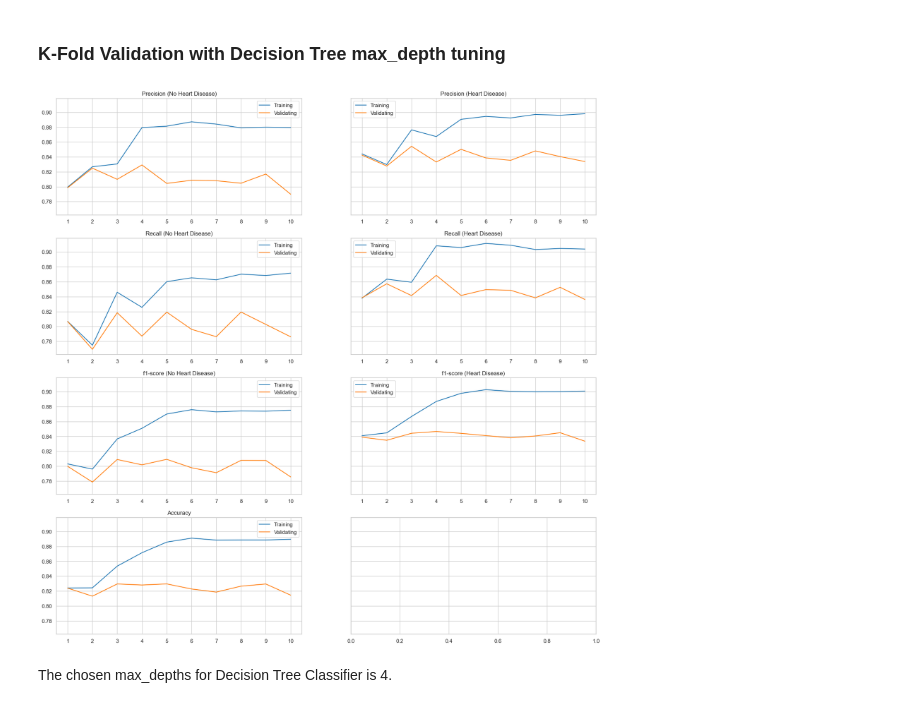
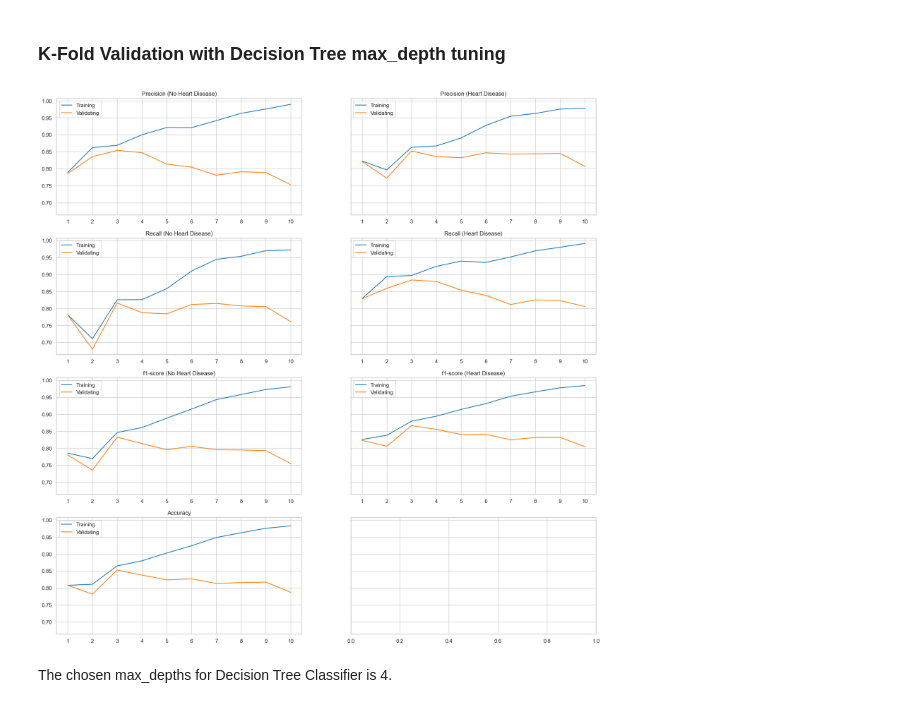
Before and after one commit to davednguyen/CPSC5305_Team_DataGeeks, a Jupyter notebook: HeartDiseaseDiagnoses.ipynb, the cells around one changed output. Saved outputs shown, nothing was run; the diff lists cells and outputs as text; code cells hidden in the pictures.

```diff
--- a/HeartDiseaseDiagnoses.ipynb
+++ b/HeartDiseaseDiagnoses.ipynb
@@ -771,10 +900,8 @@ kf = KFold(n_splits=k, random_state=None, shuffle=True) # Define the split - int
 header = ['Set', 'Parameter', 'Value', 'Accuracy', 'Precision (No)', 'Precision (Yes)', 'Recall (No)', 'Recall (Yes)', 'f1-score (No)', 'f1-score (Yes)']
 
 decision_tree = pd.DataFrame(columns=header)
-
-for i in range (1,11):
-    dt_clf = DecisionTreeClassifier(criterion='entropy', max_depth = i, min_samples_leaf = 8,
-                            random_state = 0)
+for i in range(1,11):
+    dt_clf = DecisionTreeClassifier(max_depth=i)
 
     # validating set variables
     accuracy_val = 0
@@ -873,82 +1000,36 @@ for i in range (1,11):
         no_precision_val += result_metrics_val_dict['No Heart Disease']['precision']
         yes_precision_val += result_metrics_val_dict['Heart Disease']['precision']
 
         no_recall_val += result_metrics_val_dict['No Heart Disease']['recall']
         yes_recall_val += result_metrics_val_dict['Heart Disease']['recall']
 
         no_f1_val += result_metrics_val_dict['No Heart Disease']['f1-score']
         yes_f1_val += result_metrics_val_dict['Heart Disease']['f1-score']
 
         # mac_avg_precision_val += result_metrics_val_dict['macro avg']['precision']
         # mac_avg_recall_val += result_metrics_val_dict['macro avg']['recall']
         # mac_avg_f1_val += result_metrics_val_dict['macro avg']['f1-score']
         #
         # w_avg_precision_val += result_metrics_val_dict['weighted avg']['precision']
         # w_avg_recall_val += result_metrics_val_dict['weighted avg']['recall']
         # w_avg_f1_val += result_metrics_val_dict['weighted avg']['f1-score']
 
     # Obtain list and append to the DataFrame decision_tree for each iteration for i
     data_tra = ['Training', 'max_depth', int(i), accuracy_tra/k, no_precision_tra/k, yes_precision_tra/k, no_recall_tra/k, yes_recall_tra/k, no_f1_tra/k, yes_f1_tra/k]
     data_val = ['Validating', 'max_depth', int(i), accuracy_val/k, no_precision_val/k, yes_precision_val/k, no_recall_val/k, yes_recall_val/k, no_f1_val/k, yes_f1_val/k]
     decision_tree.loc[len(decision_tree)] = data_tra
     decision_tree.loc[len(decision_tree)] = data_val
 
 # sort the decision_tree DataFrame
 decision_tree.sort_values(by=['Set', 'Value'], inplace=True)
 
 # Export to .csv file
 decision_tree.to_csv('data/decision_tree.csv')
 
-dt_tra = decision_tree[decision_tree['Set']=='Training']
-dt_val = decision_tree[decision_tree['Set']=='Validating']
-
-fig, ax = plt.subplots(4,2, sharey='all', figsize=(20, 20))
-
-ax[0, 0].plot(dt_tra['Value'], dt_tra['Precision (No)'], label='Training')
-ax[0, 0].plot(dt_val['Value'], dt_val['Precision (No)'], label='Validating')
-ax[0, 0].legend()
-ax[0, 0].set_title('Precision (No Heart Disease)')
-ax[0, 0].xaxis.set_major_locator(MaxNLocator(integer=True))
-
-ax[0, 1].plot(dt_tra['Value'], dt_tra['Precision (Yes)'], label='Training')
-ax[0, 1].plot(dt_val['Value'], dt_val['Precision (Yes)'], label='Validating')
-ax[0, 1].legend()
-ax[0, 1].set_title('Precision (Heart Disease)')
-ax[0, 1].xaxis.set_major_locator(MaxNLocator(integer=True))
-
-ax[1, 0].plot(dt_tra['Value'], dt_tra['Recall (No)'], label='Training')
-ax[1, 0].plot(dt_val['Value'], dt_val['Recall (No)'], label='Validating')
-ax[1, 0].legend()
-ax[1, 0].set_title('Recall (No Heart Disease)')
-ax[1, 0].xaxis.set_major_locator(MaxNLocator(integer=True))
-
-ax[1, 1].plot(dt_tra['Value'], dt_tra['Recall (Yes)'], label='Training')
-ax[1, 1].plot(dt_val['Value'], dt_val['Recall (Yes)'], label='Validating')
-ax[1, 1].legend()
-ax[1, 1].set_title('Recall (Heart Disease)')
-ax[1, 1].xaxis.set_major_locator(MaxNLocator(integer=True))
-
-ax[2, 0].plot(dt_tra['Value'], dt_tra['f1-score (No)'], label='Training')
-ax[2, 0].plot(dt_val['Value'], dt_val['f1-score (No)'], label='Validating')
-ax[2, 0].legend()
-ax[2, 0].set_title('f1-score (No Heart Disease)')
-ax[2, 0].xaxis.set_major_locator(MaxNLocator(integer=True))
-
-ax[2, 1].plot(dt_tra['Value'], dt_tra['f1-score (Yes)'], label='Training')
-ax[2, 1].plot(dt_val['Value'], dt_val['f1-score (Yes)'], label='Validating')
-ax[2, 1].legend()
-ax[2, 1].set_title('f1-score (Heart Disease)')
-ax[2, 1].xaxis.set_major_locator(MaxNLocator(integer=True))
-
-ax[3, 0].plot(dt_tra['Value'], dt_tra['Accuracy'], label='Training')
-ax[3, 0].plot(dt_val['Value'], dt_val['Accuracy'], label='Validating')
-ax[3, 0].legend()
-ax[3, 0].set_title('Accuracy')
-ax[3, 0].xaxis.set_major_locator(MaxNLocator(integer=True))
-
-plt.savefig('tuning/dt_max_depth.jpg')
+# plot dt performance metrics
+plot_performance_metrics(decision_tree)
 # %% [output]
-[figure, old version]
+[figure, new version]
 # %% [markdown]
 The chosen max_depths for Decision Tree Classifier is 4.
 # %% [markdown]
```
Also changed, not shown: parts of 12 cells of this notebook, 13 other files.
